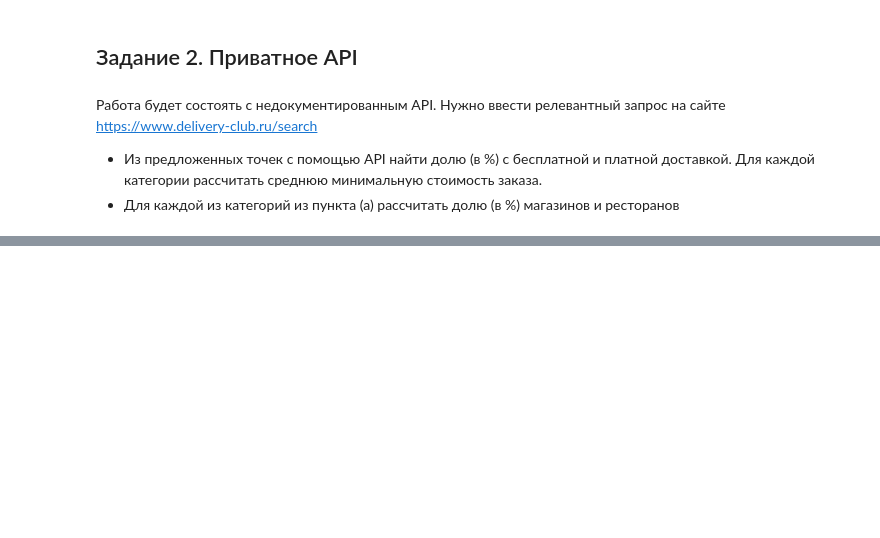
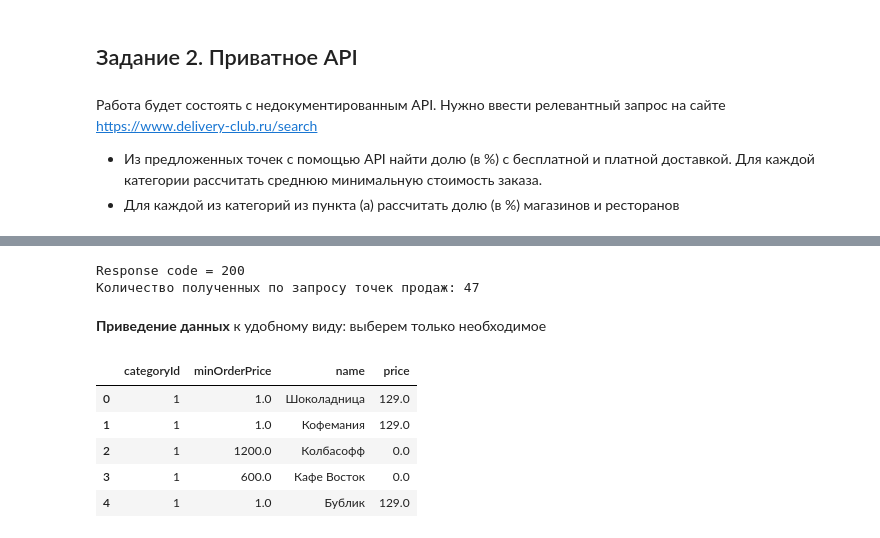
Before and after one commit to Pomidoroff-Tomatoff/gbds-02-01-Data_Get_Internet, a Jupyter notebook: lesson-01/01_hw_API.ipynb, the cells around one changed output, grey strips where cells are left out. Saved outputs shown, nothing was run; the diff lists cells and outputs as text; code cells hidden in the pictures; blank space fills up the shorter version.

```diff
--- a/lesson-01/01_hw_API.ipynb
+++ b/lesson-01/01_hw_API.ipynb
@@ -137,3 +155,5 @@ repo-github
 
 * Из предложенных точек с помощью API найти долю (в %) с бесплатной и платной доставкой. Для каждой категории рассчитать среднюю минимальную стоимость заказа.
 * Для каждой из категорий из пункта (а) рассчитать долю (в %) магазинов и ресторанов
+# %%
+url = "https://api.delivery-club.ru/api1.2/vendors/search?latitude=55.7577374&longitude=37.6164793&query=Пельмени"
@@ -139,0 +170,32 @@ repo-github
+# %%
+print(f"Response code = {response.status_code}")
+print(f"Количество полученных по запросу точек продаж: {len(data)}")
+# %% [output]
+Response code = 200
+Количество полученных по запросу точек продаж: 47
+# %% [markdown]
+__Приведение данных__ к удобному виду: выберем только необходимое
+# %%
+import pandas as pd
+import numpy as np
+
+database = pd.DataFrame()  # init
+
+for i in range(len(data)):
+    record = {
+        'name': data[i]['name'],
+        'categoryId': data[i]['categoryId'],
+        'minOrderPrice': data[i]['delivery']['minOrderPrice']['value'],
+        'price': data[i]['delivery']['price']['value']
+    }
+    database = database.append(record, ignore_index=True)
+
+database = database.astype({'categoryId': np.int8, 'minOrderPrice': np.float16, 'price': np.float16})
+database.head()
+# %% [output]
+|  | categoryId | minOrderPrice | name | price |
+| 0 | 1 | 1.0 | Шоколадница | 129.0 |
+| 1 | 1 | 1.0 | Кофемания | 129.0 |
+| 2 | 1 | 1200.0 | Колбасофф | 0.0 |
+| 3 | 1 | 600.0 | Кафе Восток | 0.0 |
+| 4 | 1 | 1.0 | Бублик | 129.0 |
```
Also changed, not shown: parts of 27 cells of this notebook, 2 other files.
